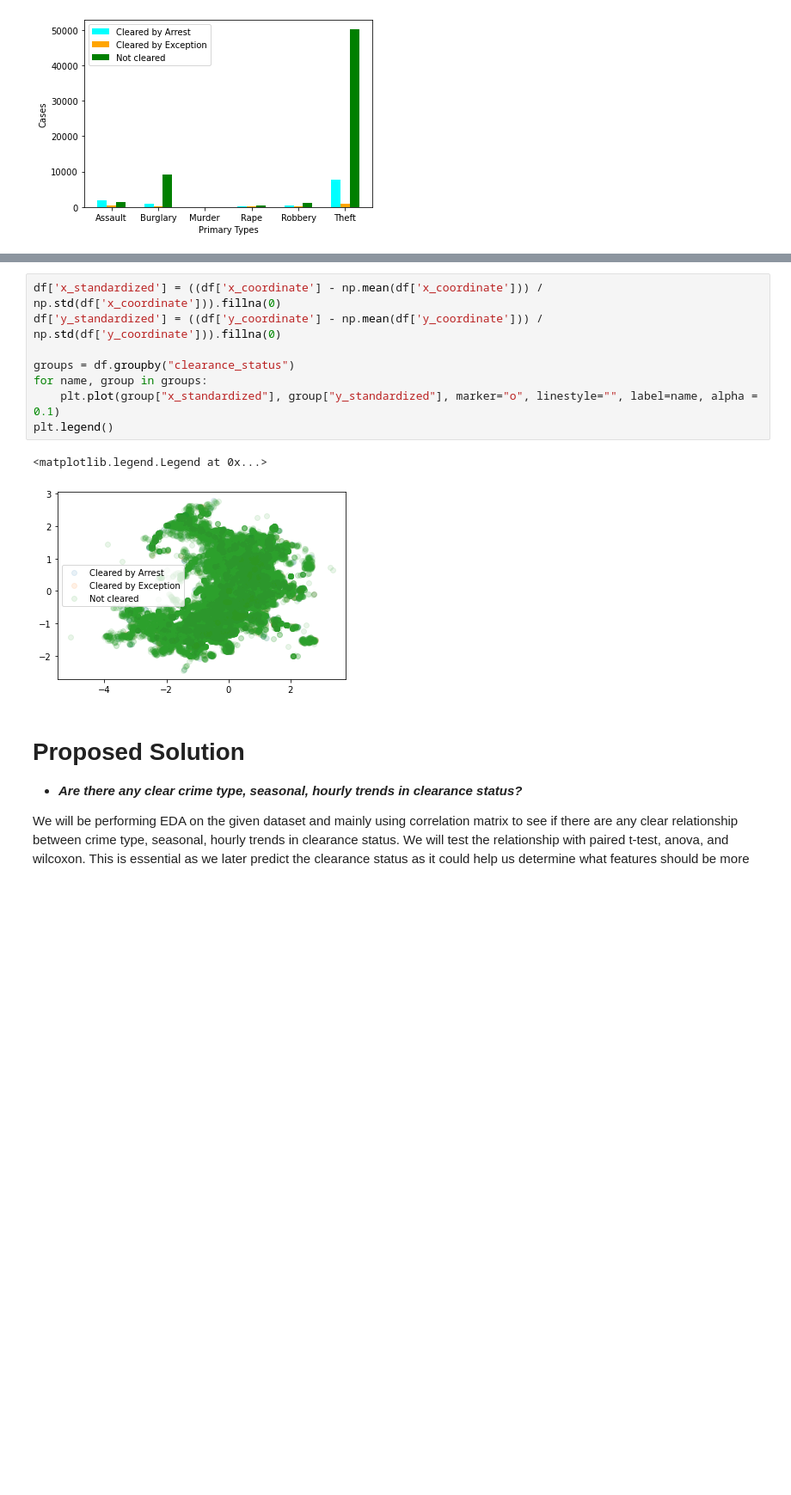
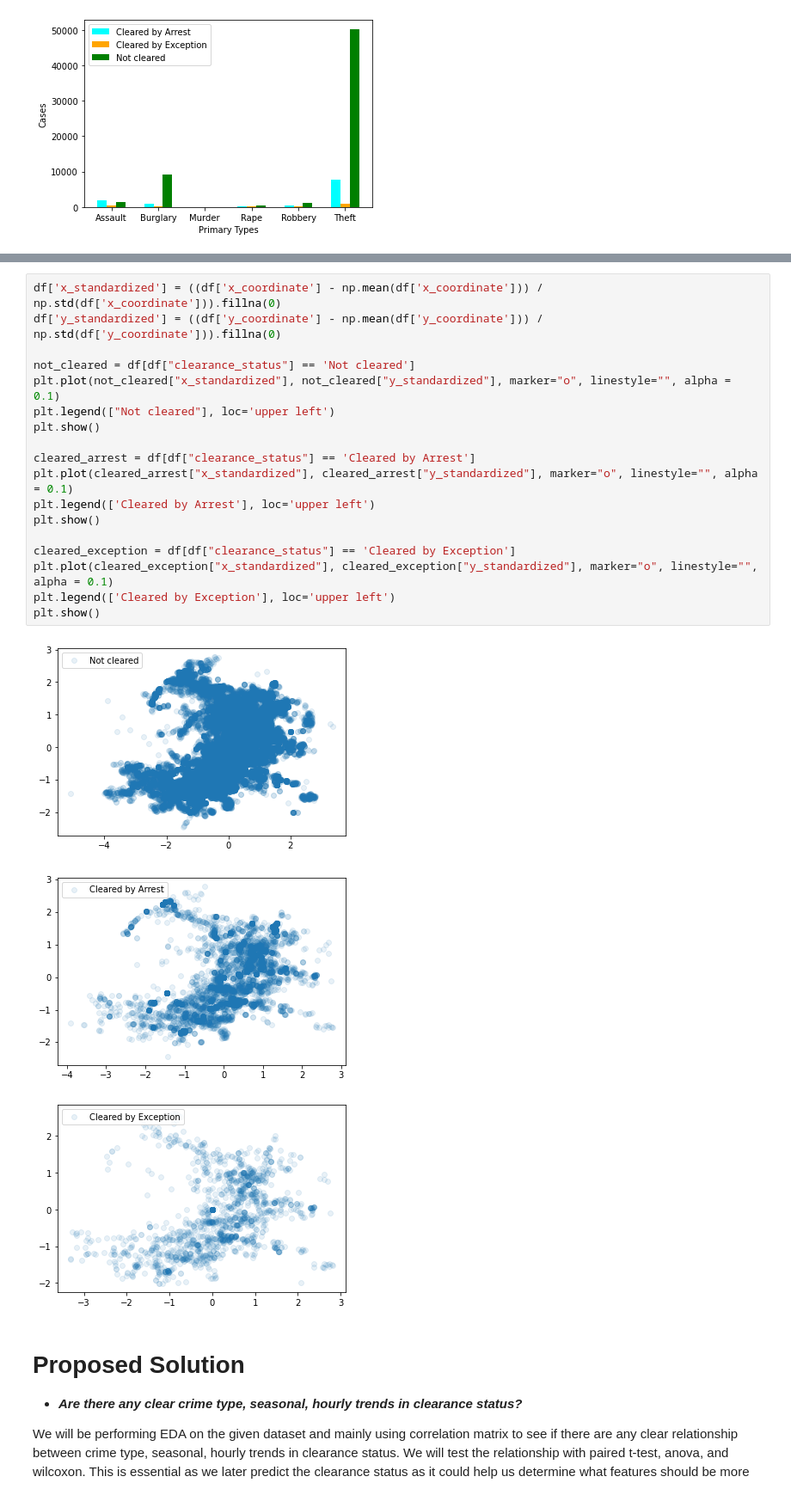
Before and after one commit to COGS118A/Group042-Sp22, a Jupyter notebook: Checkpoint_group042.ipynb, the cells around one changed output, grey strips where cells are left out. Shown at 86% size. Cells and saved outputs as stored; diff of their text form; blank space fills up the shorter version.

```diff
--- a/Checkpoint_group042.ipynb
+++ b/Checkpoint_group042.ipynb
@@ -289,14 +335,25 @@ plt.show()
 # %%
 df['x_standardized'] = ((df['x_coordinate'] - np.mean(df['x_coordinate'])) / np.std(df['x_coordinate'])).fillna(0)
 df['y_standardized'] = ((df['y_coordinate'] - np.mean(df['y_coordinate'])) / np.std(df['y_coordinate'])).fillna(0)
 
-groups = df.groupby("clearance_status")
-for name, group in groups:
-    plt.plot(group["x_standardized"], group["y_standardized"], marker="o", linestyle="", label=name, alpha = 0.1)
-plt.legend()
+not_cleared = df[df["clearance_status"] == 'Not cleared']
+plt.plot(not_cleared["x_standardized"], not_cleared["y_standardized"], marker="o", linestyle="", alpha = 0.1)
+plt.legend(["Not cleared"], loc='upper left')
+plt.show()
+
+cleared_arrest = df[df["clearance_status"] == 'Cleared by Arrest']
+plt.plot(cleared_arrest["x_standardized"], cleared_arrest["y_standardized"], marker="o", linestyle="", alpha = 0.1)
+plt.legend(['Cleared by Arrest'], loc='upper left')
+plt.show()
+
+cleared_exception = df[df["clearance_status"] == 'Cleared by Exception']
+plt.plot(cleared_exception["x_standardized"], cleared_exception["y_standardized"], marker="o", linestyle="", alpha = 0.1)
+plt.legend(['Cleared by Exception'], loc='upper left')
+plt.show()
 # %% [output]
-<matplotlib.legend.Legend at 0x...>
-[figure, old version]
+[figure, new version]
+[figure, added]
+[figure, added]
 # %% [markdown]
 # Proposed Solution
 
```
Also changed, not shown: parts of 15 cells of this notebook.
